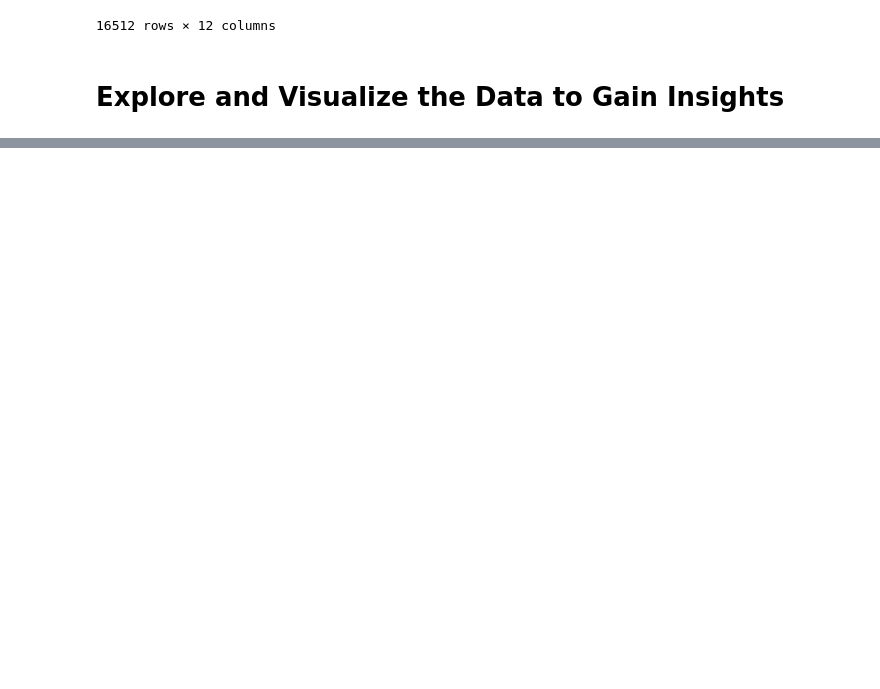
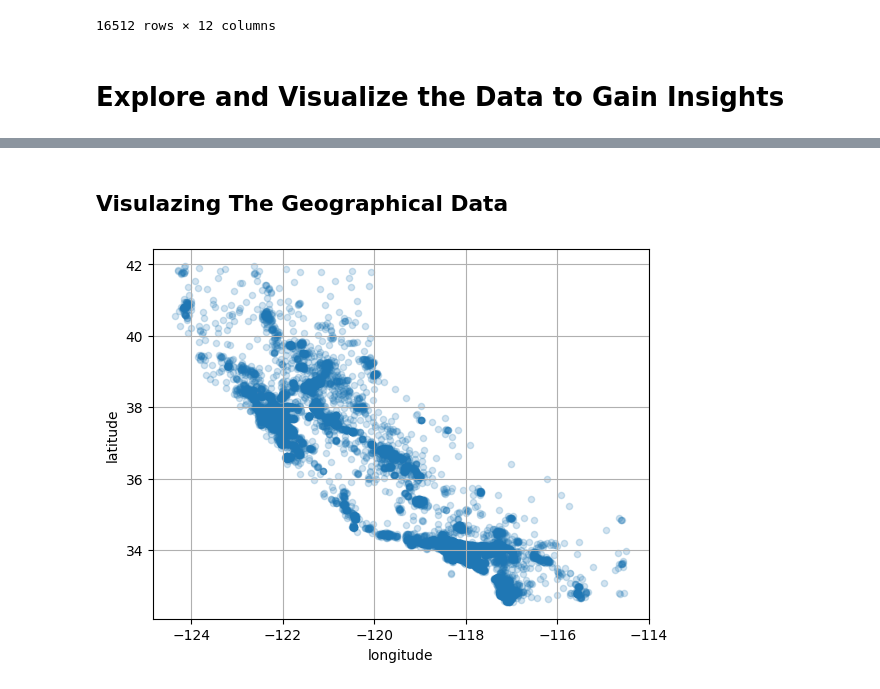
Before and after one commit to Halloloid/ML_Journey, a Jupyter notebook: ch_2/Chapter_2.ipynb, the cells around one changed output, grey strips where cells are left out. Drawn from its saved outputs; the diff is of its cells as text; code cells hidden in the pictures; blank space fills up the shorter version.

Commit message:
Chap 2 Completed the Explore and Visulaztion of data

```diff
--- a/ch_2/Chapter_2.ipynb
+++ b/ch_2/Chapter_2.ipynb
@@ -262,3 +262,8 @@ for set_ in (start_train_set,start_test_set):
   set_.drop("income_cat",axis=1,inplace=True)
 # %% [markdown]
 # Explore and Visualize the Data to Gain Insights
+# %%
+# Talking a copy of training set for expermintation and Exolration
+
+housing = start_train_set.copy()
+housing
@@ -264,0 +284,7 @@ for set_ in (start_train_set,start_test_set):
+# %% [markdown]
+## Visulazing The Geographical Data
+# %%
+housing.plot(kind="scatter",x="longitude",y="latitude",grid=True,alpha=0.2)
+plt.show()
+# %% [output]
+[figure, added]
```
Also changed, not shown: parts of 13 cells of this notebook.
